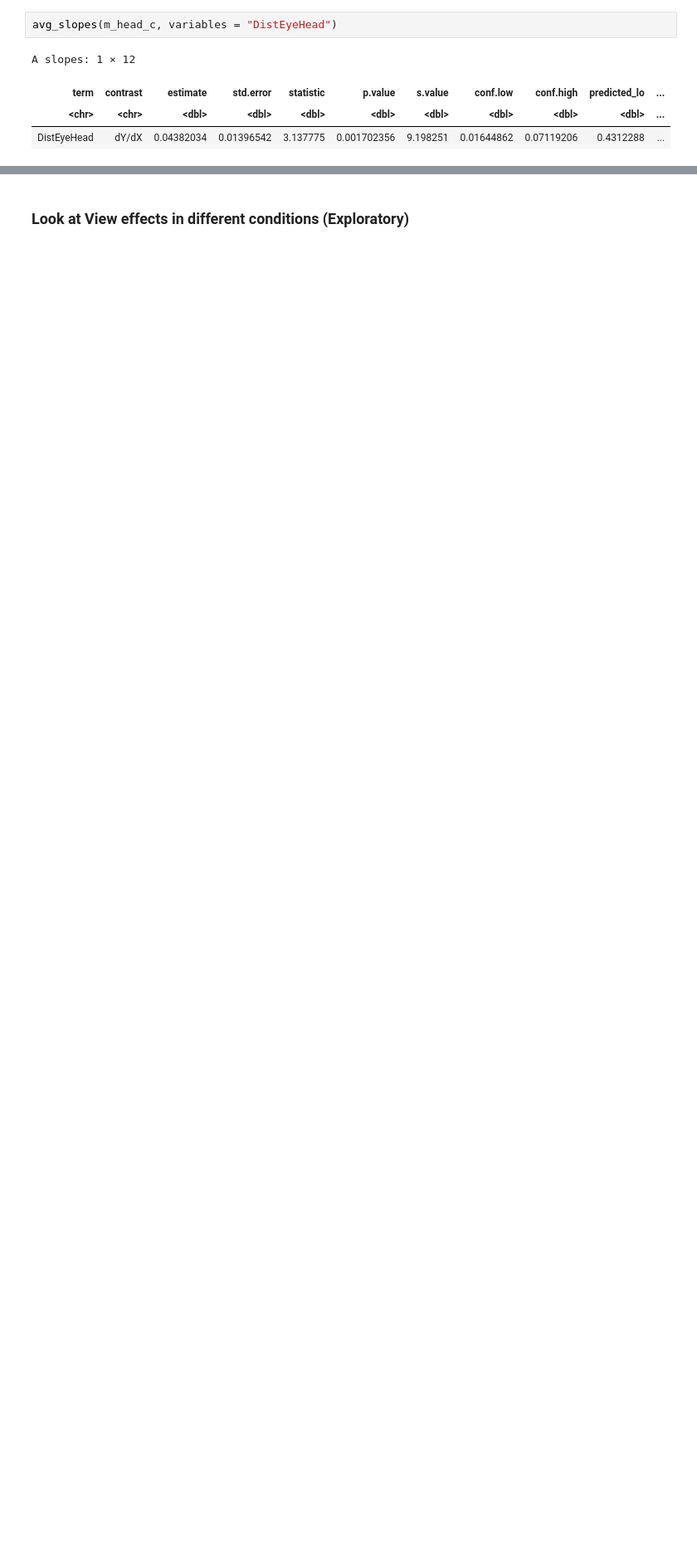
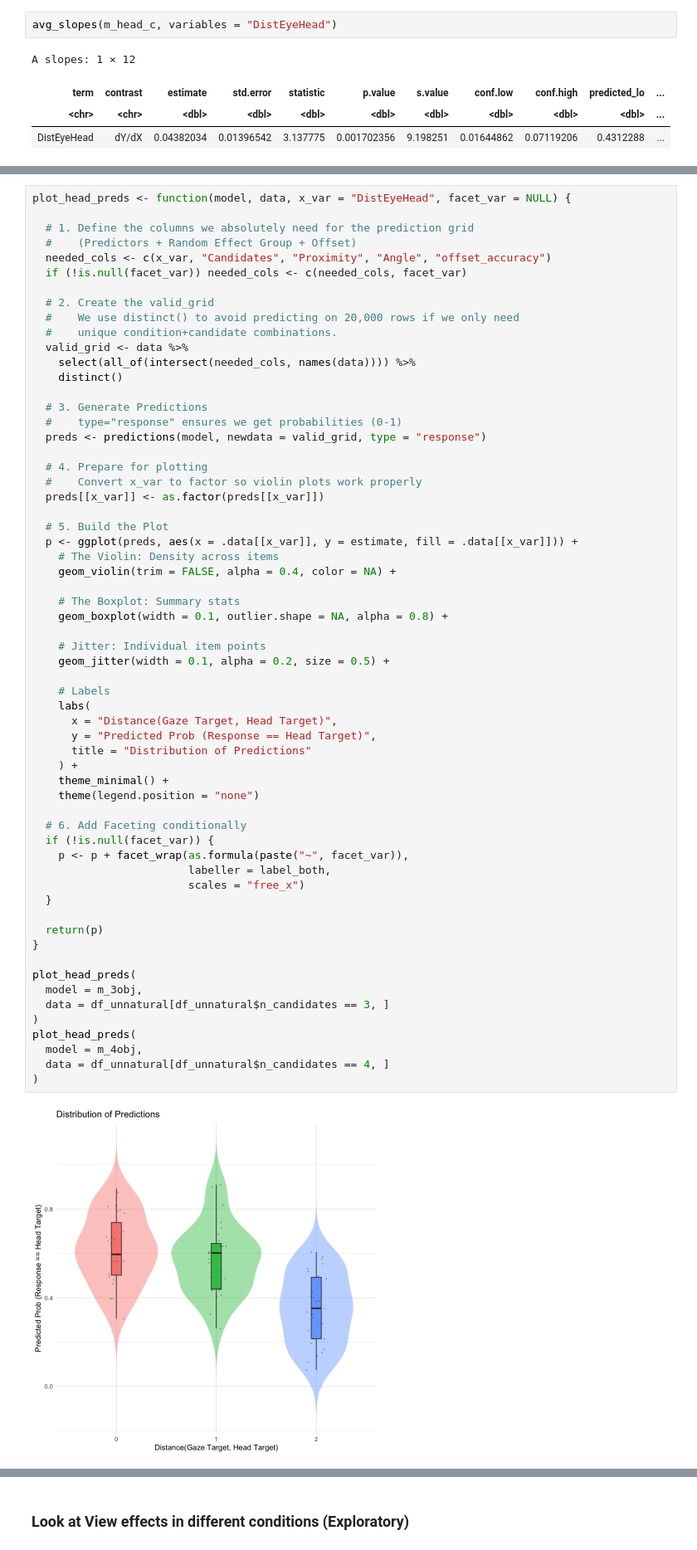
Before and after one commit to grow-ai-like-a-child/referential-gaze, a Jupyter notebook: moondream.ipynb, the cells around one changed output, grey strips where cells are left out. Shown at 83% size. Cells and saved outputs as stored; diff of their text form; blank space fills up the shorter version.

```diff
--- a/moondream.ipynb
+++ b/moondream.ipynb
@@ -597,0 +565,63 @@ ggplot(preds, aes(x = DistEyeHead, y = estimate, fill = DistEyeHead)) +
+# %%
+plot_head_preds <- function(model, data, x_var = "DistEyeHead", facet_var = NULL) {
+
+  # 1. Define the columns we absolutely need for the prediction grid
+  #    (Predictors + Random Effect Group + Offset)
+  needed_cols <- c(x_var, "Candidates", "Proximity", "Angle", "offset_accuracy")
+  if (!is.null(facet_var)) needed_cols <- c(needed_cols, facet_var)
+
+  # 2. Create the valid_grid
+  #    We use distinct() to avoid predicting on 20,000 rows if we only need
+  #    unique condition+candidate combinations.
+  valid_grid <- data %>%
+    select(all_of(intersect(needed_cols, names(data)))) %>%
+    distinct()
+
+  # 3. Generate Predictions
+  #    type="response" ensures we get probabilities (0-1)
+  preds <- predictions(model, newdata = valid_grid, type = "response")
+
+  # 4. Prepare for plotting
+  #    Convert x_var to factor so violin plots work properly
+  preds[[x_var]] <- as.factor(preds[[x_var]])
+
+  # 5. Build the Plot
+  p <- ggplot(preds, aes(x = .data[[x_var]], y = estimate, fill = .data[[x_var]])) +
+    # The Violin: Density across items
+    geom_violin(trim = FALSE, alpha = 0.4, color = NA) +
+
+    # The Boxplot: Summary stats
+    geom_boxplot(width = 0.1, outlier.shape = NA, alpha = 0.8) +
+
+    # Jitter: Individual item points
+    geom_jitter(width = 0.1, alpha = 0.2, size = 0.5) +
+
+    # Labels
+    labs(
+      x = "Distance(Gaze Target, Head Target)",
+      y = "Predicted Prob (Response == Head Target)",
+      title = "Distribution of Predictions"
+    ) +
+    theme_minimal() +
+    theme(legend.position = "none")
+
+  # 6. Add Faceting conditionally
+  if (!is.null(facet_var)) {
+    p <- p + facet_wrap(as.formula(paste("~", facet_var)),
+                        labeller = label_both,
+                        scales = "free_x")
+  }
+
+  return(p)
+}
+
+plot_head_preds(
+  model = m_3obj,
+  data = df_unnatural[df_unnatural$n_candidates == 3, ]
+)
+plot_head_preds(
+  model = m_4obj,
+  data = df_unnatural[df_unnatural$n_candidates == 4, ]
+)
+# %% [output]
+[figure, added]
```
Also changed, not shown: parts of 11 cells of this notebook, 1 other file.
